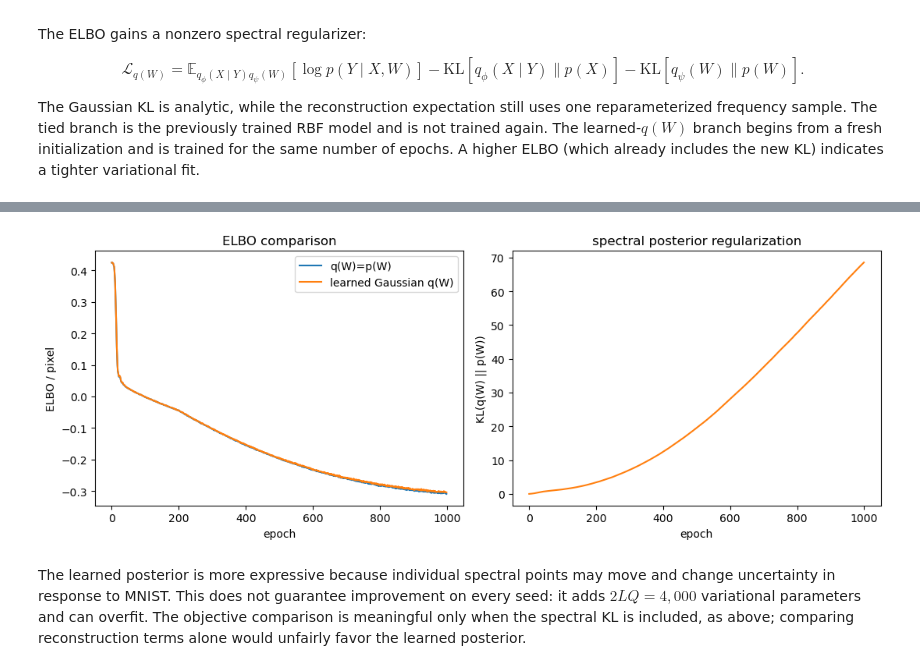
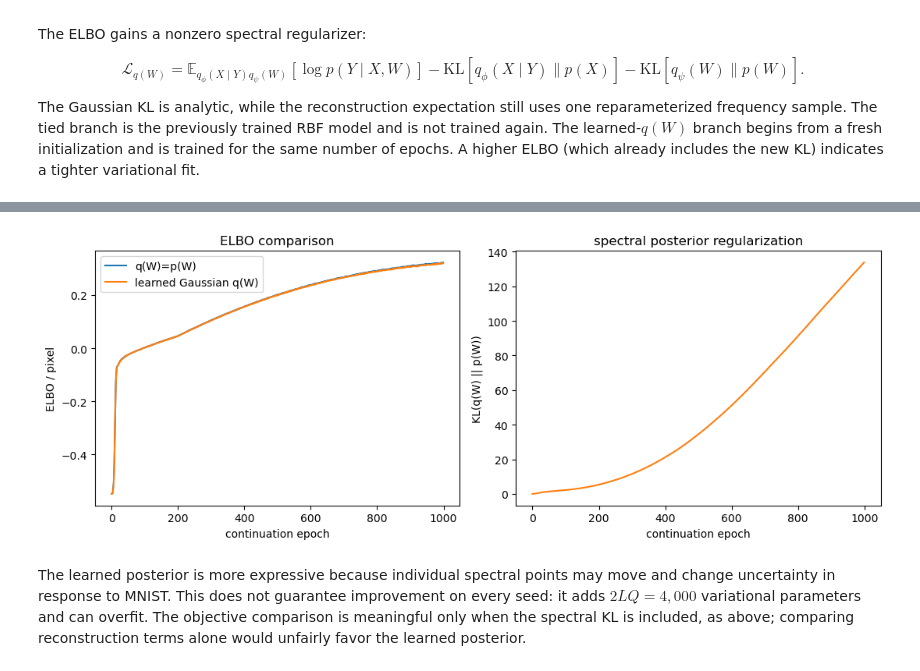
Before and after one commit to OLMOS-PM/GPPS_2026, a Jupyter notebook: gp_gplvm_mnist_demo.ipynb, the cells around one changed output, grey strips where cells are left out. Saved outputs shown, nothing was run; the diff lists cells and outputs as text; code cells hidden in the pictures.

```diff
--- a/gp_gplvm_mnist_demo.ipynb
+++ b/gp_gplvm_mnist_demo.ipynb
@@ -129,10 +129,10 @@ device: cuda
 # %%
 # Shared configuration for every GPLVM variant in this notebook.
 LATENT_DIM = 10
-NUM_FOURIER_SAMPLES = 200
-NUM_EPOCHS = 1000
+NUM_FOURIER_SAMPLES = 400
+NUM_EPOCHS = 2000
 PRINT_EVERY = 100
-TSNE_NUM_POINTS = 1000
+TSNE_NUM_POINTS = 2000
 
 print(
     f"configuration: Q={LATENT_DIM}, L={NUM_FOURIER_SAMPLES}, "
@@ -591,14 +594,14 @@ q(W) summary: {'mean_norm': array(2.95259833), 'average_scale': array(0.8315084)
 # %%
 fig, axes = plt.subplots(1, 2, figsize=(11, 4.2))
-axes[0].plot(np.asarray(tied_w_history.loss), label="q(W)=p(W)")
-axes[0].plot(np.asarray(learned_qw_history.loss), label="learned Gaussian q(W)")
-axes[0].set(title="ELBO comparison", xlabel="epoch", ylabel="ELBO / pixel")
+axes[0].plot(-np.asarray(tied_w_history.loss), label="q(W)=p(W)")
+axes[0].plot(-np.asarray(learned_qw_history.loss), label="learned Gaussian q(W)")
+axes[0].set(title="ELBO comparison", xlabel="continuation epoch", ylabel="ELBO / pixel")
 axes[0].legend()
 axes[1].plot(learned_qw_history.kl_w, color="tab:orange")
-axes[1].set(title="spectral posterior regularization", xlabel="epoch", ylabel="KL(q(W) || p(W))")
+axes[1].set(title="spectral posterior regularization", xlabel="continuation epoch", ylabel="KL(q(W) || p(W))")
 plt.tight_layout()
 # %% [output]
-[figure, old version]
+[figure, new version]
 # %% [markdown]
 The learned posterior is more expressive because individual spectral points may move and
 change uncertainty in response to MNIST. This does not guarantee improvement on every seed: it
```
Also changed, not shown: parts of 11 cells of this notebook, 2 other files.
